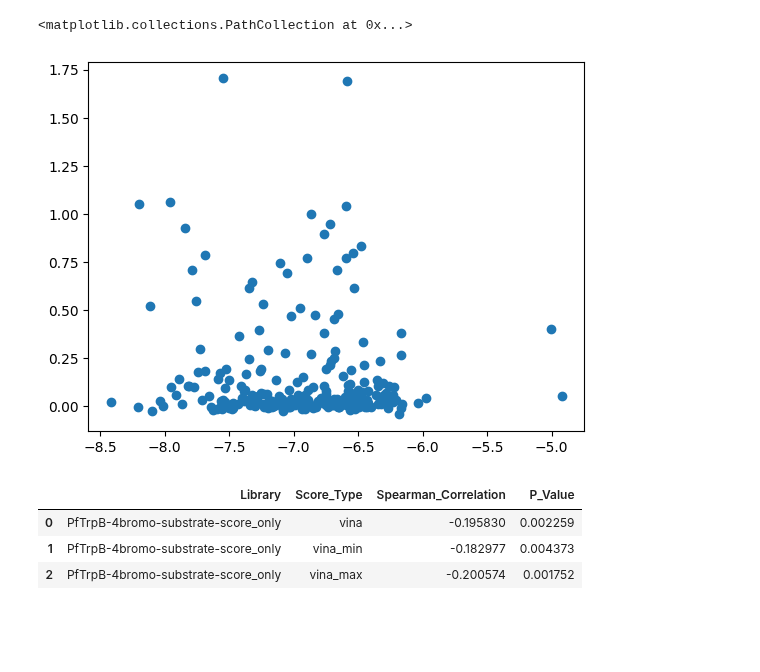
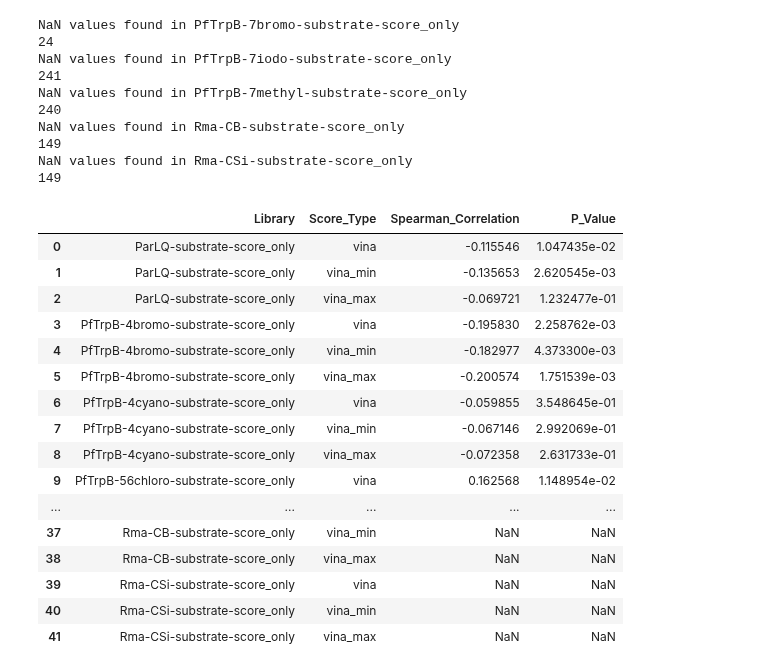
Before and after one commit to fhalab/substrate_aware_zs, a Jupyter notebook: sandbox/test_vinascore.ipynb, the cells around one changed output. Saved outputs shown, nothing was run; the diff lists cells and outputs as text; code cells hidden in the pictures; blank space fills up the shorter version.

```diff
--- a/sandbox/test_vinascore.ipynb
+++ b/sandbox/test_vinascore.ipynb
@@ -27,8 +8,3 @@ plt.scatter(df_4b["vina"], df_4b["fitness"])
-# %%
-plt.scatter(df_4b["vina_min"], df_4b["fitness"])
-# %% [output]
-<matplotlib.collections.PathCollection at 0x...>
-[figure, removed]
 # %%
 import pandas as pd
 from glob import glob
@@ -42,38 +18,62 @@ results = []
 
 # Loop through the CSV files and calculate Spearman correlation
 for lib in sorted(glob("/disk2/fli/REVIVAL2/zs/vina/chai/struct_joint/score/*-substrate-score_only.csv")):
     lib_name = get_file_name(lib)
     lib_df = pd.read_csv(lib)
 
-    df_nan = lib_df[lib_df.isna().any(axis=1)]
-    if len(df_nan) > 0:
-        print(f"NaN values found in {lib_name}")
-        print(df_nan)
     # for each row take min of vina_0, vina_1, vina_2, vina_3, and vina_4
     lib_df["vina_min"] = lib_df[["vina_0", "vina_1", "vina_2", "vina_3", "vina_4"]].min(axis=1)
     lib_df["vina_max"] = lib_df[["vina_0", "vina_1", "vina_2", "vina_3", "vina_4"]].max(axis=1)
 
     agg_c = ["vina", "vina_min", "vina_max"]
     # std_c = [c for c in chai_df.columns if "std" in c]
+
+    df_nan = lib_df[lib_df["vina"].isna()]
+    if len(df_nan) > 0:
+        print(f"NaN values found in {lib_name}")
+        print(len(df_nan))
 
     # Calculate Spearman correlation for each column in avg_c
     for c in agg_c:
         valid_df = lib_df[lib_df[c].notna()].copy()
         correlation, p_value = spearmanr(valid_df["fitness"].values, valid_df[c].values)
         # std_col = merged_df[c.replace("avg", "std")].values
         results.append({
             "Library": lib_name,
             "Score_Type": c,
             # "variability": std_col.mean(),
             "Spearman_Correlation": correlation,
             "P_Value": p_value
         })
 
 # Convert results into a DataFrame and display it as a table
 results_df = pd.DataFrame(results)
-display(results_df)
+results_df
 # %% [output]
+NaN values found in PfTrpB-7bromo-substrate-score_only
+24
+NaN values found in PfTrpB-7iodo-substrate-score_only
+241
+NaN values found in PfTrpB-7methyl-substrate-score_only
+240
+NaN values found in Rma-CB-substrate-score_only
+149
+NaN values found in Rma-CSi-substrate-score_only
+149
 |  | Library | Score_Type | Spearman_Correlation | P_Value |
-| 0 | PfTrpB-4bromo-substrate-score_only | vina | -0.195830 | 0.002259 |
-| 1 | PfTrpB-4bromo-substrate-score_only | vina_min | -0.182977 | 0.004373 |
-| 2 | PfTrpB-4bromo-substrate-score_only | vina_max | -0.200574 | 0.001752 |
+| 0 | ParLQ-substrate-score_only | vina | -0.115546 | 1.047435e-02 |
+| 1 | ParLQ-substrate-score_only | vina_min | -0.135653 | 2.620545e-03 |
+| 2 | ParLQ-substrate-score_only | vina_max | -0.069721 | 1.232477e-01 |
+| 3 | PfTrpB-4bromo-substrate-score_only | vina | -0.195830 | 2.258762e-03 |
+| 4 | PfTrpB-4bromo-substrate-score_only | vina_min | -0.182977 | 4.373300e-03 |
+| 5 | PfTrpB-4bromo-substrate-score_only | vina_max | -0.200574 | 1.751539e-03 |
+| 6 | PfTrpB-4cyano-substrate-score_only | vina | -0.059855 | 3.548645e-01 |
+| 7 | PfTrpB-4cyano-substrate-score_only | vina_min | -0.067146 | 2.992069e-01 |
+| 8 | PfTrpB-4cyano-substrate-score_only | vina_max | -0.072358 | 2.631733e-01 |
+| 9 | PfTrpB-56chloro-substrate-score_only | vina | 0.162568 | 1.148954e-02 |
+| ... | ... | ... | ... | ... |
+| 37 | Rma-CB-substrate-score_only | vina_min | NaN | NaN |
+| 38 | Rma-CB-substrate-score_only | vina_max | NaN | NaN |
+| 39 | Rma-CSi-substrate-score_only | vina | NaN | NaN |
+| 40 | Rma-CSi-substrate-score_only | vina_min | NaN | NaN |
+| 41 | Rma-CSi-substrate-score_only | vina_max | NaN | NaN |
```
Also changed, not shown: parts of 7 cells of this notebook, 7 other files.
